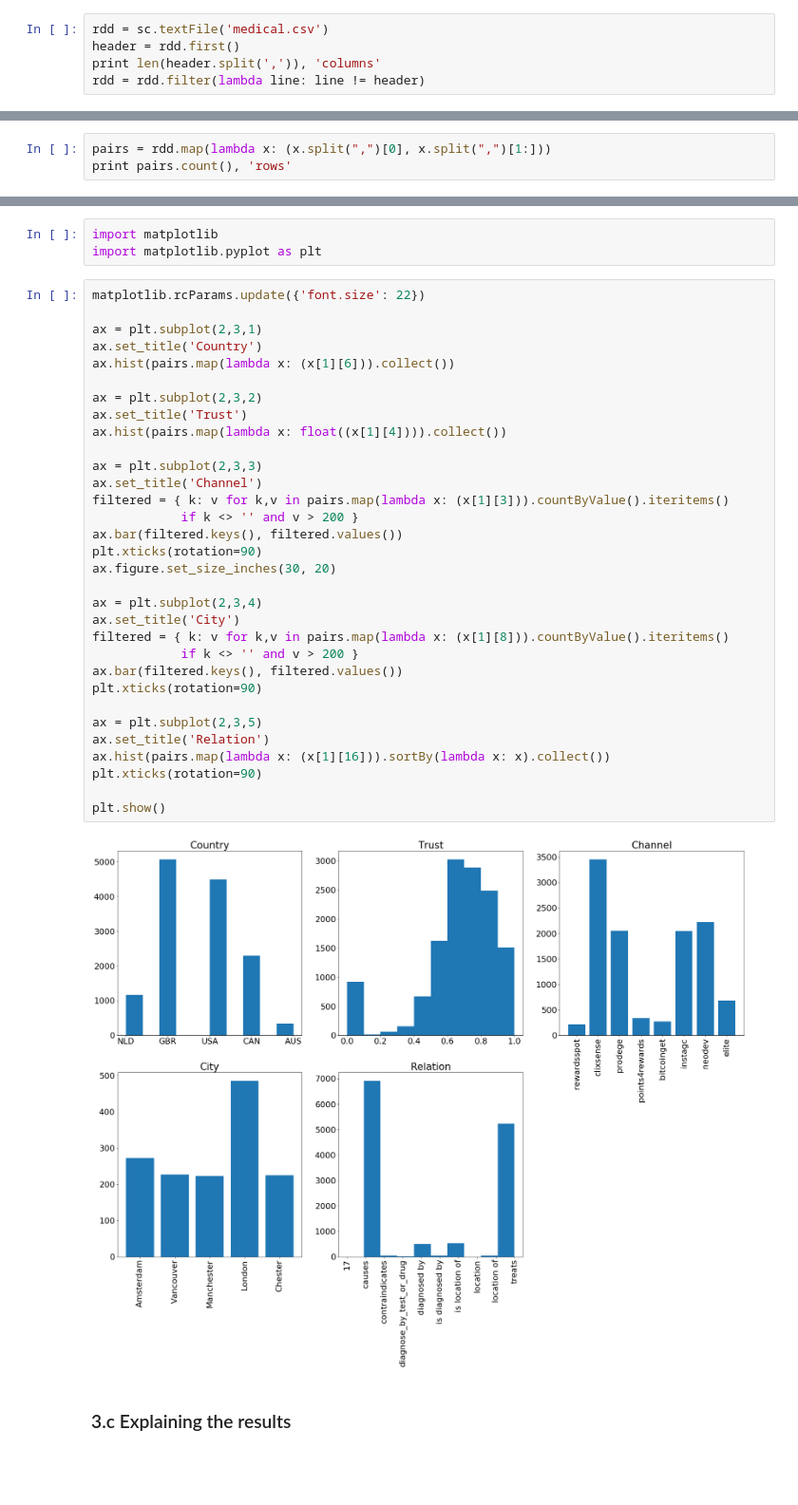
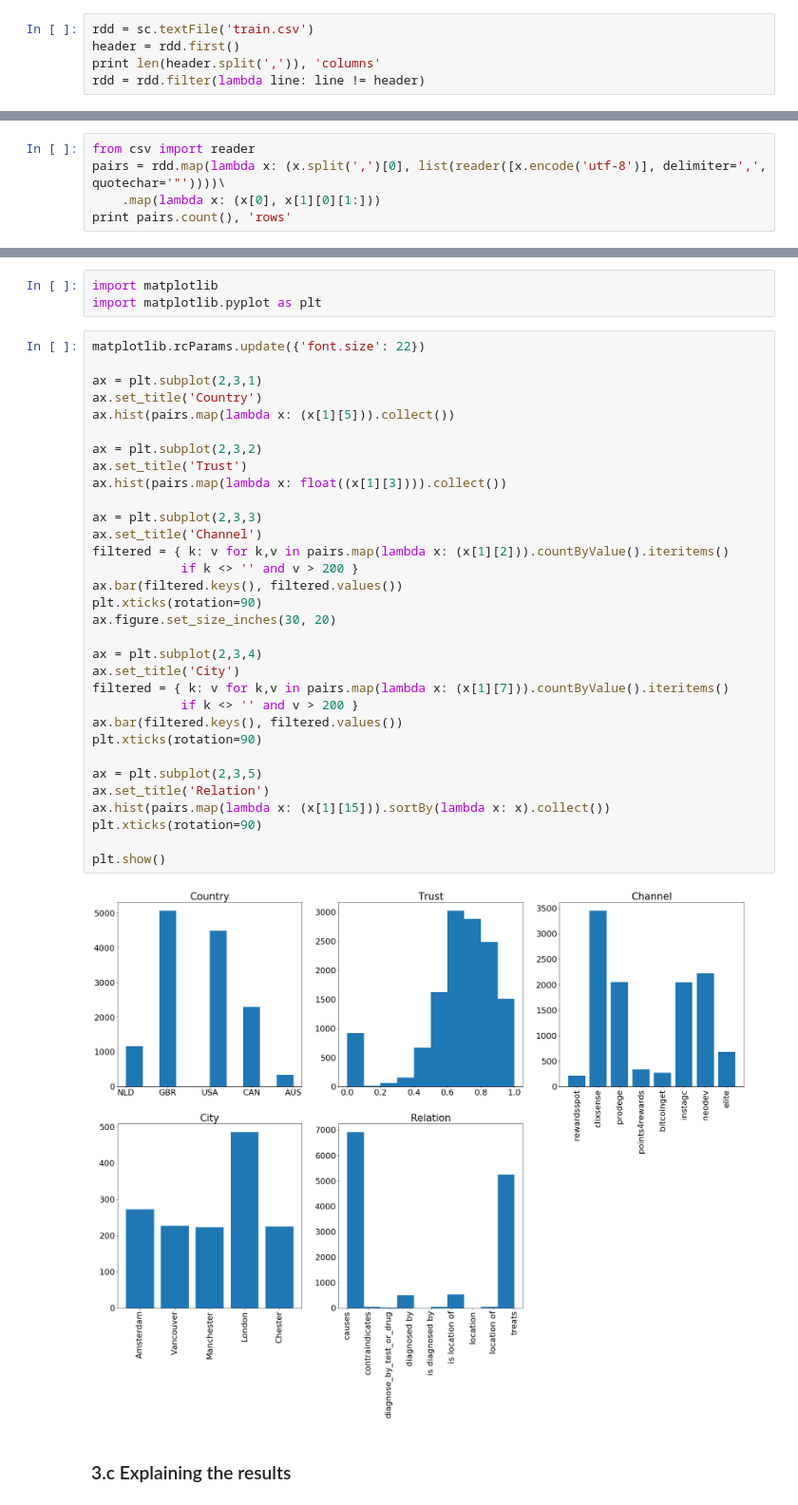
Before and after one commit to amirkeren/analyzing-big-data, a Jupyter notebook: ex1/ex1.ipynb, the cells around one changed output, grey strips where cells are left out. Shown at 95% size. Cells and saved outputs as stored; diff of their text form; blank space fills up the shorter version.

```diff
--- a/ex1/ex1.ipynb
+++ b/ex1/ex1.ipynb
@@ -7,7 +7,7 @@
 # %% [markdown]
 ### 1. Loading the dataset
 # %%
-rdd = sc.textFile('medical.csv')
+rdd = sc.textFile('train.csv')
 header = rdd.first()
 print len(header.split(',')), 'columns'
 rdd = rdd.filter(lambda line: line != header)
@@ -16,7 +16,9 @@ rdd = rdd.filter(lambda line: line != header)
 # %% [markdown]
 ### 2. Transforming the data to RDD pairs
 # %%
-pairs = rdd.map(lambda x: (x.split(",")[0], x.split(",")[1:]))
+from csv import reader
+pairs = rdd.map(lambda x: (x.split(',')[0], list(reader([x.encode('utf-8')], delimiter=',', quotechar='"'))))\
+    .map(lambda x: (x[0], x[1][0][1:]))
 print pairs.count(), 'rows'
 # %% [output]
 13340 rows
@@ -62,37 +64,37 @@ import matplotlib.pyplot as plt
 # %%
 matplotlib.rcParams.update({'font.size': 22})
 
 ax = plt.subplot(2,3,1)
 ax.set_title('Country')
-ax.hist(pairs.map(lambda x: (x[1][6])).collect())
+ax.hist(pairs.map(lambda x: (x[1][5])).collect())
 
 ax = plt.subplot(2,3,2)
 ax.set_title('Trust')
-ax.hist(pairs.map(lambda x: float((x[1][4]))).collect())
+ax.hist(pairs.map(lambda x: float((x[1][3]))).collect())
 
 ax = plt.subplot(2,3,3)
 ax.set_title('Channel')
-filtered = { k: v for k,v in pairs.map(lambda x: (x[1][3])).countByValue().iteritems()
+filtered = { k: v for k,v in pairs.map(lambda x: (x[1][2])).countByValue().iteritems()
             if k <> '' and v > 200 }
 ax.bar(filtered.keys(), filtered.values())
 plt.xticks(rotation=90)
 ax.figure.set_size_inches(30, 20)
 
 ax = plt.subplot(2,3,4)
 ax.set_title('City')
-filtered = { k: v for k,v in pairs.map(lambda x: (x[1][8])).countByValue().iteritems()
+filtered = { k: v for k,v in pairs.map(lambda x: (x[1][7])).countByValue().iteritems()
             if k <> '' and v > 200 }
 ax.bar(filtered.keys(), filtered.values())
 plt.xticks(rotation=90)
 
 ax = plt.subplot(2,3,5)
 ax.set_title('Relation')
-ax.hist(pairs.map(lambda x: (x[1][16])).sortBy(lambda x: x).collect())
+ax.hist(pairs.map(lambda x: (x[1][15])).sortBy(lambda x: x).collect())
 plt.xticks(rotation=90)
 
 plt.show()
 # %% [output]
-[figure, old version]
+[figure, new version]
 # %% [markdown]
 ### 3.c Explaining the results
 # %% [markdown]
```
Also changed, not shown: parts of 15 cells of this notebook, 2 other files.
